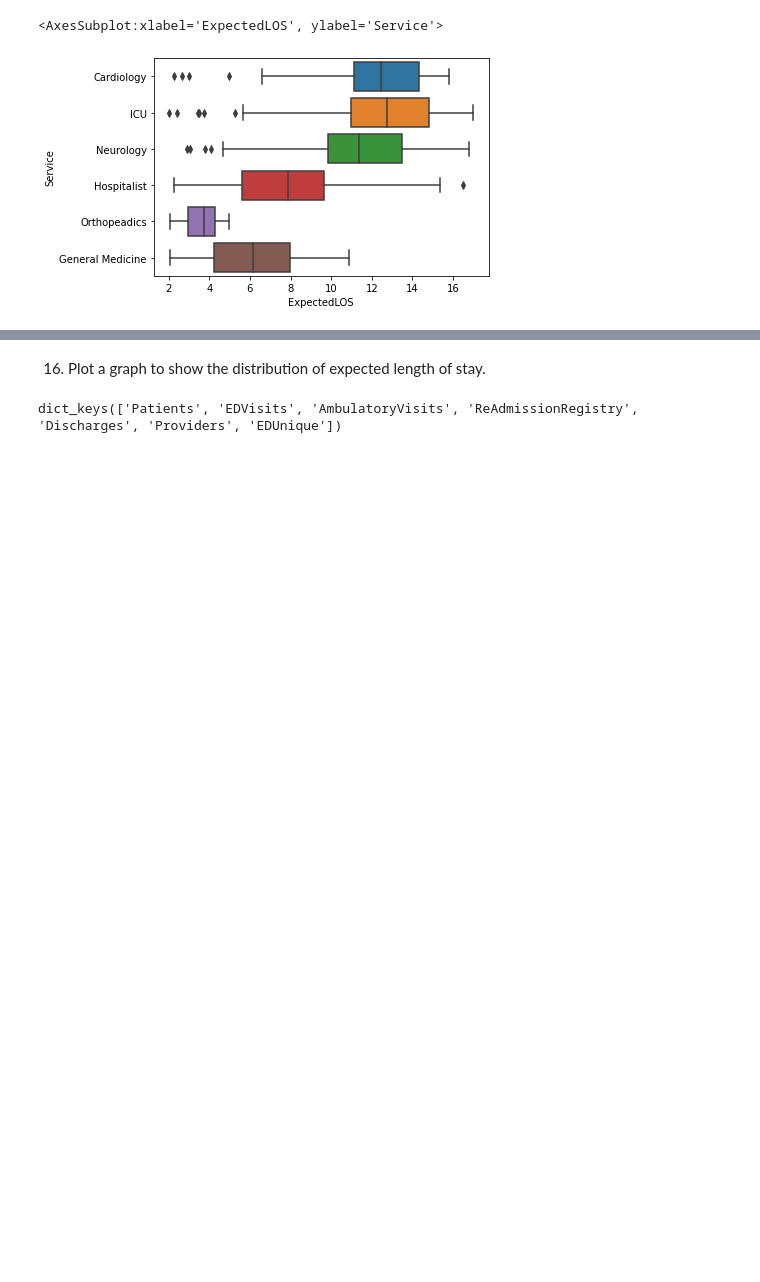
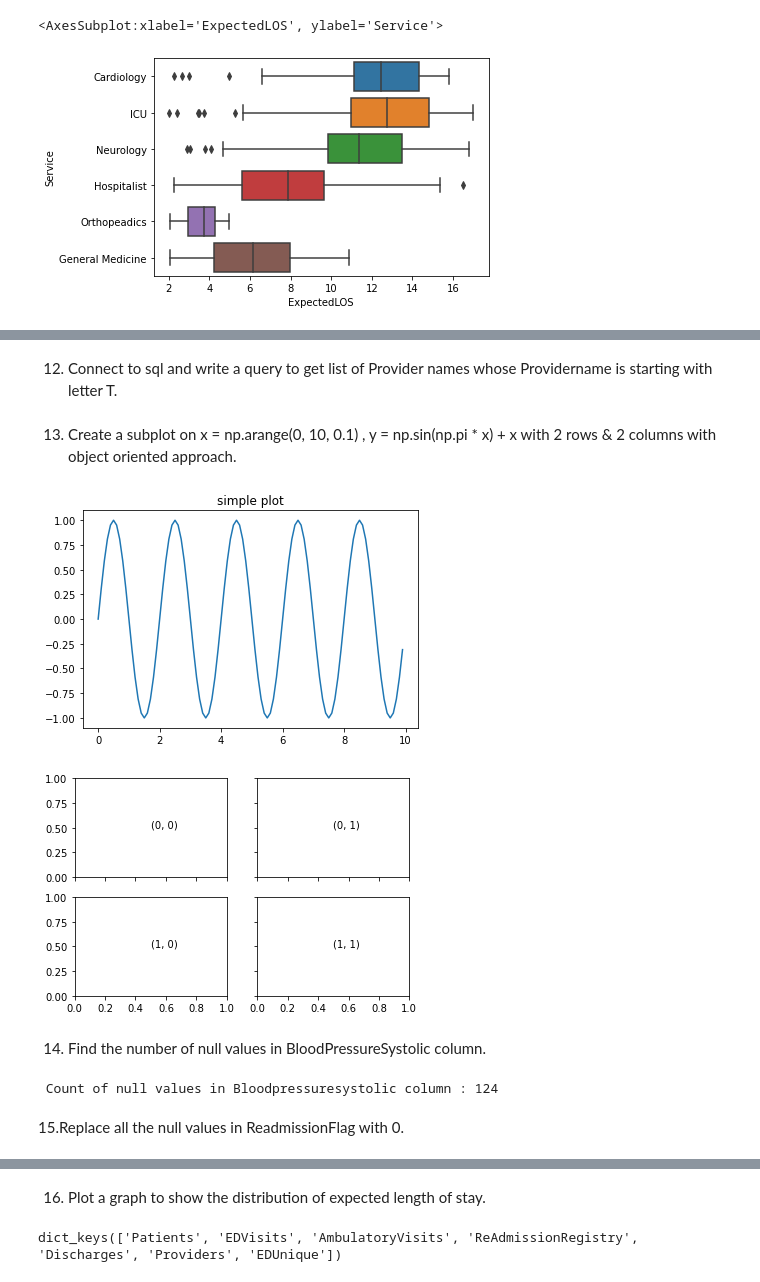
Before and after one commit to PoovithaJayaprakash/Mighty-Pythons, a Jupyter notebook: Mighty-Pythons.ipynb, the cells around one changed output, grey strips where cells are left out. Cells and saved outputs as stored; diff of their text form; code cells hidden in the pictures; blank space fills up the shorter version.

```diff
--- a/Mighty-Pythons.ipynb
+++ b/Mighty-Pythons.ipynb
@@ -78,0 +92,37 @@ sns.boxplot(x=dataDischarges.ExpectedLOS,y=dataDischarges.Service)
+# %% [markdown]
+12. Connect to sql and write a query to get list of Provider names whose Providername is starting with letter T.
+# %% [markdown]
+13. Create a subplot on x = np.arange(0, 10, 0.1) , y = np.sin(np.pi * x) + x with 2 rows & 2 columns with object oriented approach.
+# %%
+import numpy as np
+import matplotlib.pyplot as plt
+x = np.arange(0,10,0.1)
+y = np.sin(np.pi*x)
+
+fig, ax = plt.subplots()
+ax.plot(x,y)
+ax.set_title('simple plot')
+
+import matplotlib.pyplot as plt
+rows, cols = 2, 2
+fig, ax = plt.subplots(rows, cols, sharex='col',sharey='row')
+for row in range(rows):
+    for col in range(cols):
+        ax[row, col].text(0.5, 0.5, str((row, col)))
+# %% [output]
+[figure, added]
+[figure, added]
+# %% [markdown]
+14. Find the number of null values in BloodPressureSystolic column.
+# %%
+import pandas as pd
+
+df = pd.read_excel("C:\\Users\\Vaishali\\Documents\\Phython\\HAkathen\\HospitalDatabase .xlsx", sheet_name=["Patients","EDVisits","AmbulatoryVisits","ReAdmissionRegistry","Discharges","Providers","EDUnique"])
+patients=df['AmbulatoryVisits']
+Count_nan= patients["BloodPressureSystolic"].isna().sum()
+
+print (" Count of null values in Bloodpressuresystolic column : " + str(Count_nan))
+# %% [output]
+ Count of null values in Bloodpressuresystolic column : 124
+# %% [markdown]
+15.Replace all the null values in ReadmissionFlag with 0.
```
Also changed, not shown: parts of 3 cells of this notebook.
